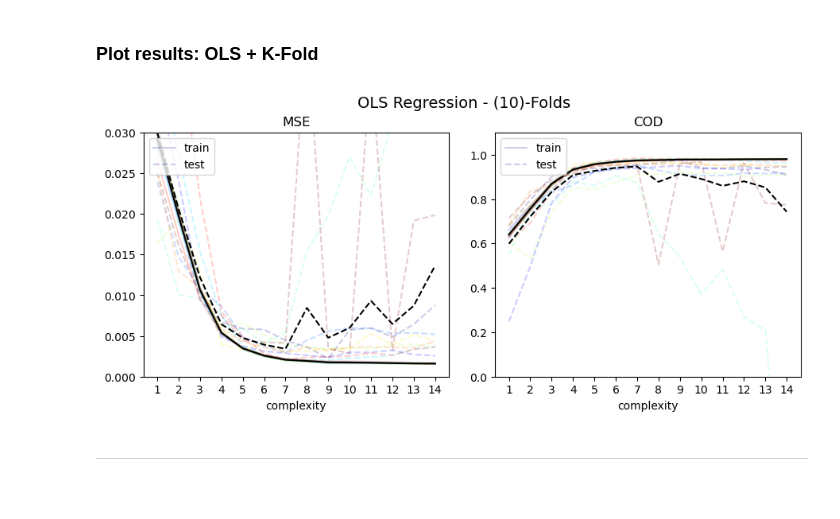
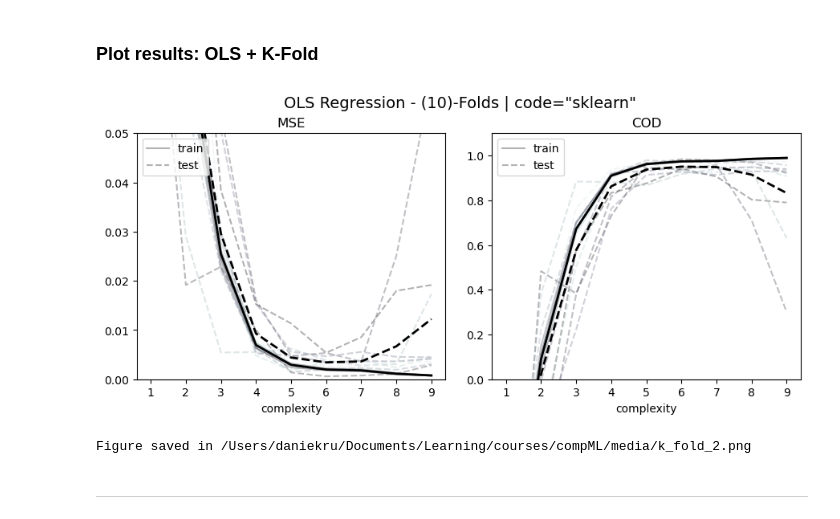
Before and after one commit to iKiru-hub/compML, a Jupyter notebook: project_1_ae.ipynb, the cells around one changed output. Drawn from its saved outputs; the diff is of its cells as text; code cells hidden in the pictures; blank space fills up the shorter version.

```diff
--- a/project_1_ae.ipynb
+++ b/project_1_ae.ipynb
@@ -325,15 +330,15 @@ done
 SETTINGS
 # %%
 # data
-N = 200
+N = 150
 random_ax = True
-noise_scale = 0.0
+noise_scale = 0.03
 scaling = False
 (x, y, z), (xm, ym, zm) = u.generate_data(N=N, random_ax=random_ax, noise_scale=noise_scale, scaling=scaling)
 
 # model
-degrees = range(1, 20)
-nb_bootstraps = 100
+degrees = range(1, 10)
+nb_bootstraps = 200
 # %% [markdown]
 RUN
 # %%
@@ -827,7 +851,7 @@ betas = {}
 for deg in (bar := tqdm(degrees)):
 
     # define design matrix
-    D = u.build_design_matrix(X=x, Y=y, degree=deg)
+    D = u.build_design_matrix(X=x, Y=y, degree=deg, intercept=intercept)
 
     # record
     mse_train_folds = []
@@ -838,21 +862,11 @@ for deg in (bar := tqdm(degrees)):
     predictions_folds = []
 
     #
-    if fold_source == "manual":
-        fold_x, fold_z = u.manual_folding(dataset_x=D, dataset_z=z, K=nb_folds)
+    fold_x, fold_z = u.cross_validation(X=D, Z=z, K=nb_folds, source=fold_source)
 
-    elif fold_source == "sklearn":
-        fold_x, fold_z = u.folding_from_sklearn(dataset_x=D, dataset_z=z, K=nb_folds)
-
-    else:
-        raise NameError(f"!{fold_source=} not implemented")
 
     # loop folds iterations
     for k in range(nb_folds):
-
-        # obtain data folds
-        X_train, X_test = fold_x[k]
-        Z_train, Z_test = fold_z[k]
 
         # OLS run
         beta, [mse_train, mse_test], [cod_train, cod_test], Z_pred_test = u.rOLS(dataset_x=fold_x[k],
@@ -895,48 +909,52 @@ print('.')
 # %% [markdown]
 ### Plot results: OLS + K-Fold
 # %%
-alpha = 0.2
+alpha = 0.3
 
 # colors
-colors = plt.cm.jet(np.linspace(0, 1, nb_folds))
+colors = plt.cm.bone(np.linspace(0, 1, nb_folds))
 
 # figure
 fig, axs = plt.subplots(1, 2, figsize=(9, 4), sharex=True)
-fig.suptitle(f'OLS Regression - ({nb_folds})-Folds', fontsize=14)
+fig.suptitle(f'OLS Regression - ({nb_folds})-Folds | code="{fold_source}"', fontsize=14)
 fig.tight_layout(h_pad=2)
 
 for i in range(nb_folds):
     axs[0].plot(degrees, record['mse_train'][:, i], '-', color=colors[i], alpha=alpha, label='train')
     axs[0].plot(degrees, record['mse_test'][:, i], '--', color=colors[i], alpha=alpha, label='test')
     axs[0].set_title(f"MSE")
     axs[0].set_xlabel('complexity')
     if i == 0: axs[0].legend(loc='upper left')
     axs[0].set_xticks(degrees)
     axs[0].grid()
 
     axs[1].plot(degrees, record['cod_train'][:, i], '-', color=colors[i], alpha=alpha, label='train')
     axs[1].plot(degrees, record['cod_test'][:, i], '--', color=colors[i], alpha=alpha, label='test')
     axs[1].set_title(f"COD")
     axs[1].set_xlabel('complexity')
     if i == 0: axs[1].legend(loc='upper left')
     axs[1].set_xticks(degrees)
     axs[1].grid()
 
 
 # mean
-axs[0].plot(degrees, record['mean_mse_train'], '-k', alpha=1, label='mean train')
-axs[0].plot(degrees, record['mean_mse_test'], '--k', alpha=1, label='mean test')
-axs[1].plot(degrees, record['mean_cod_train'], '-k', alpha=1, label='mean train')
-axs[1].plot(degrees, record['mean_cod_test'], '--k', alpha=1, label='mean test')
-if i == (nb_bootstraps + 1): axs[0].legend(loc='upper left')
-if i == (nb_bootstraps + 1): axs[1].legend(loc='upper left')
+axs[0].plot(degrees, record['mean_mse_train'], '-k', alpha=1, linewidth=2, label='mean train')
+axs[0].plot(degrees, record['mean_mse_test'], '--k', alpha=1, linewidth=2, label='mean test')
+axs[1].plot(degrees, record['mean_cod_train'], '-k', alpha=1, linewidth=2, label='mean train')
+axs[1].plot(degrees, record['mean_cod_test'], '--k', alpha=1, linewidth=2, label='mean test')
+#if i == (nb_bootstraps + 1): axs[0].legend(loc='upper left')
+#if i == (nb_bootstraps + 1): axs[1].legend(loc='upper left')
 
-axs[0].set_ylim(0, 0.03)
+axs[0].set_ylim(0, 0.05)
 axs[1].set_ylim(0, 1.1)
 
 plt.show()
 # %% [output]
-[figure, old version]
+[figure, new version]
+# %%
+u.save_figure(fig=fig, name="k_fold_2", path=r"/Users/daniekru/Documents/Learning/courses/compML/media")
+# %% [output]
+Figure saved in /Users/daniekru/Documents/Learning/courses/compML/media/k_fold_2.png
 # %% [markdown]
 ---
 # %% [markdown]
```
Also changed, not shown: parts of 18 cells of this notebook, 7 other files.
